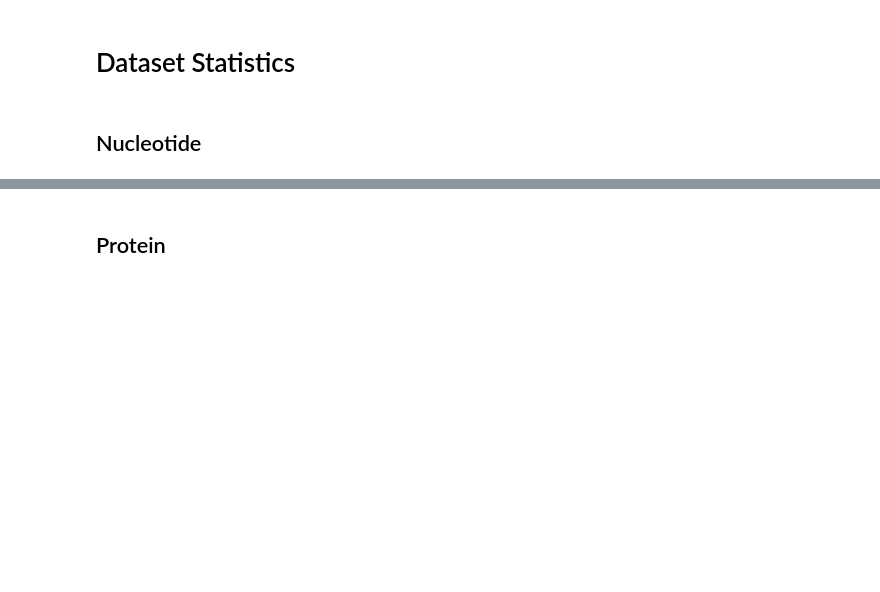
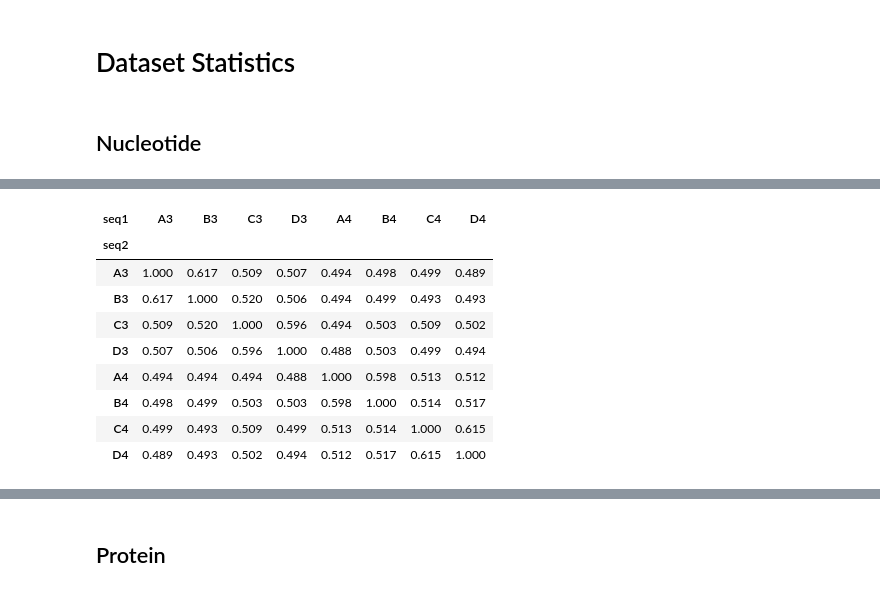
Before and after one commit to TreeTechDev/biomodelml, a Jupyter notebook: notebooks/results/Dataset Statistics.ipynb, the cells around one changed output, grey strips where cells are left out. Drawn from its saved outputs; the diff is of its cells as text; code cells hidden in the pictures; blank space fills up the shorter version.

```diff
--- a/notebooks/results/Dataset Statistics.ipynb
+++ b/notebooks/results/Dataset Statistics.ipynb
@@ -98,0 +182,7 @@ pandas.concat(dfs)
+# %%
+df = pandas.DataFrame.from_dict(pair_identity.items())
+df[["seq1", "seq2"]] = df[0].tolist()
+# %%
+df.columns = ["old", "score", "seq1", "seq2"]
+df = df[["score", "seq1", "seq2"]]
+df.head()
@@ -98,0 +196,19 @@ pandas.concat(dfs)
+# %%
+df_pivot = df.pivot(columns="seq1", index="seq2", values="score")
+df_pivot_filled = df_pivot.fillna(1)
+# %%
+df_pivot_filled = df_pivot_filled.sort_index(axis=1, key=lambda x: x.str[-1]+x.str[0]).sort_index(axis=0, key=lambda x: x.str[-1]+x.str[0])
+# %%
+df_plot = df_pivot_filled.iloc[12:20,12:20].style.background_gradient(cmap='coolwarm', vmin=df_pivot.min().min(), vmax=df_pivot.max().max()+0.009).set_precision(3)#.set_properties(**{'font-size': '0pt'})
+df_plot
+# %% [output]
+| seq1 | A3 | B3 | C3 | D3 | A4 | B4 | C4 | D4 |
+| seq2 |  |  |  |  |  |  |  |  |
+| A3 | 1.000 | 0.617 | 0.509 | 0.507 | 0.494 | 0.498 | 0.499 | 0.489 |
+| B3 | 0.617 | 1.000 | 0.520 | 0.506 | 0.494 | 0.499 | 0.493 | 0.493 |
+| C3 | 0.509 | 0.520 | 1.000 | 0.596 | 0.494 | 0.503 | 0.509 | 0.502 |
+| D3 | 0.507 | 0.506 | 0.596 | 1.000 | 0.488 | 0.503 | 0.499 | 0.494 |
+| A4 | 0.494 | 0.494 | 0.494 | 0.488 | 1.000 | 0.598 | 0.513 | 0.512 |
+| B4 | 0.498 | 0.499 | 0.503 | 0.503 | 0.598 | 1.000 | 0.514 | 0.517 |
+| C4 | 0.499 | 0.493 | 0.509 | 0.499 | 0.513 | 0.514 | 1.000 | 0.615 |
+| D4 | 0.489 | 0.493 | 0.502 | 0.494 | 0.512 | 0.517 | 0.615 | 1.000 |
```
Also changed, not shown: parts of 8 cells of this notebook.
